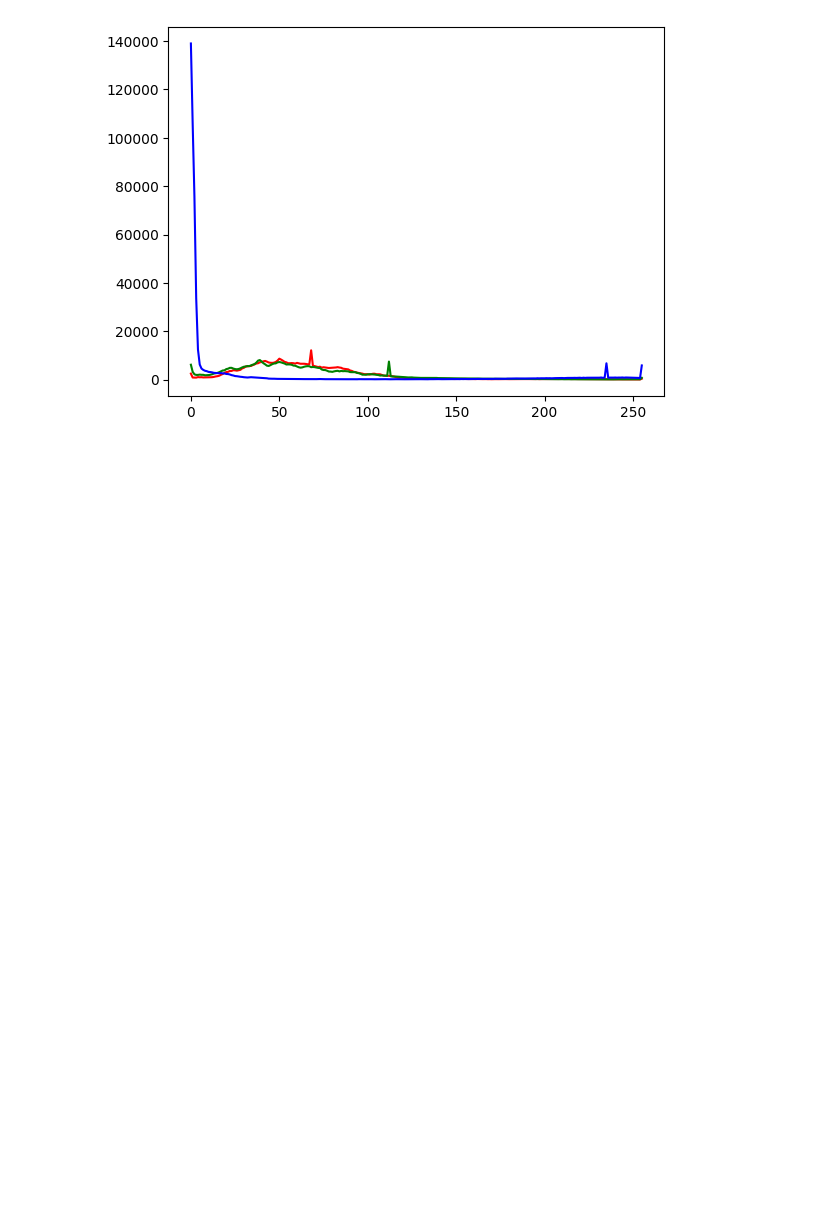
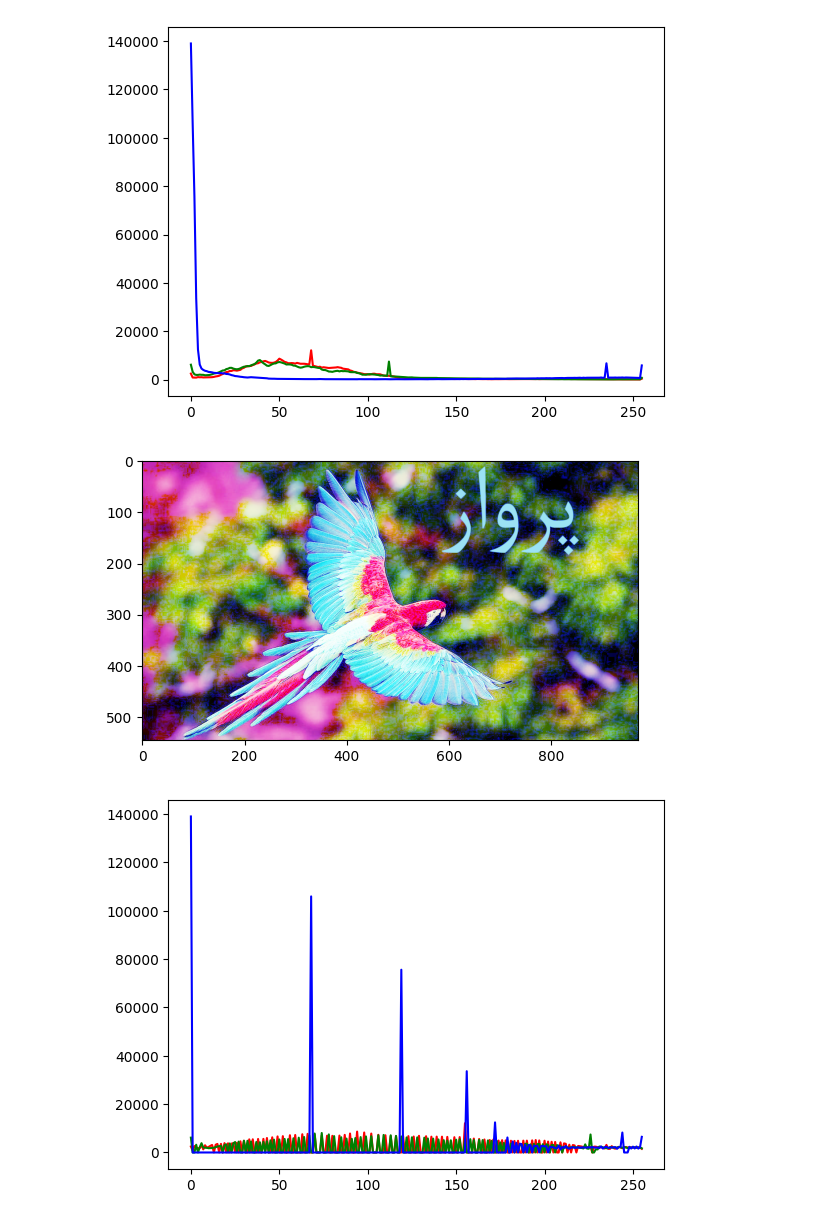
Before and after one commit to MahdiAhmadiKamal/PyLearn7-Image-Processing, a Jupyter notebook: PyLearn7-Assignment35/Python Imaging Library (PIL)/pillow.ipynb, the cells around one changed output. Cells and saved outputs as stored; diff of their text form; code cells hidden in the pictures; blank space fills up the shorter version.

```diff
--- a/PyLearn7-Assignment35/Python Imaging Library (PIL)/pillow.ipynb
+++ b/PyLearn7-Assignment35/Python Imaging Library (PIL)/pillow.ipynb
@@ -35,9 +35,24 @@ image_cv2 = np.array(image_pil)  # PIL to cv2 conversion
 colors = ['red', 'green', 'blue']
 
 for i, color in enumerate(colors):
-    hist = cv2.calcHist([image_cv2], [i], None, [256], [0, 256])
-    plt.plot(hist, color= color)
+    hist_gray_eq = cv2.calcHist([image_cv2], [i], None, [256], [0, 256])
+    plt.plot(hist_gray_eq, color= color)
 
 plt.show()
 # %% [output]
 [figure]
+# %%
+# histogram equalization
+image_pil_high_contrast = ImageOps.equalize(image_pil)
+image_pil_high_contrast.save("output/high contrast macaw.jpg")
+
+plt.imshow(image_pil_high_contrast)
+plt.show()
+
+image_cv2_high_contrast = np.array(image_pil_high_contrast)
+for i, color in enumerate(colors):
+    hist_gray_eq = cv2.calcHist([image_cv2_high_contrast], [i], None, [256], [0, 256])
+    plt.plot(hist_gray_eq, color= color)
+# %% [output]
+[figure, added]
+[figure, added]
```
Also changed, not shown: parts of 4 cells of this notebook, 4 other files.
